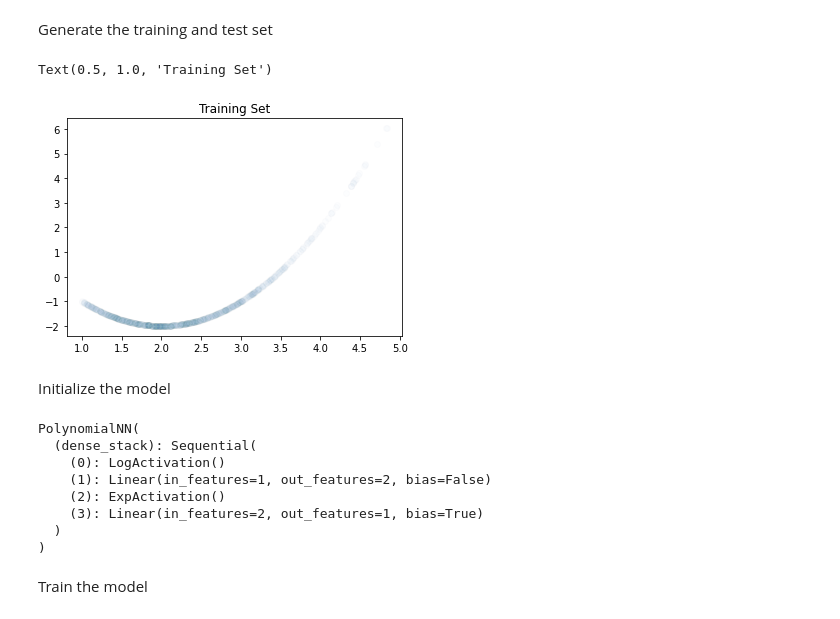
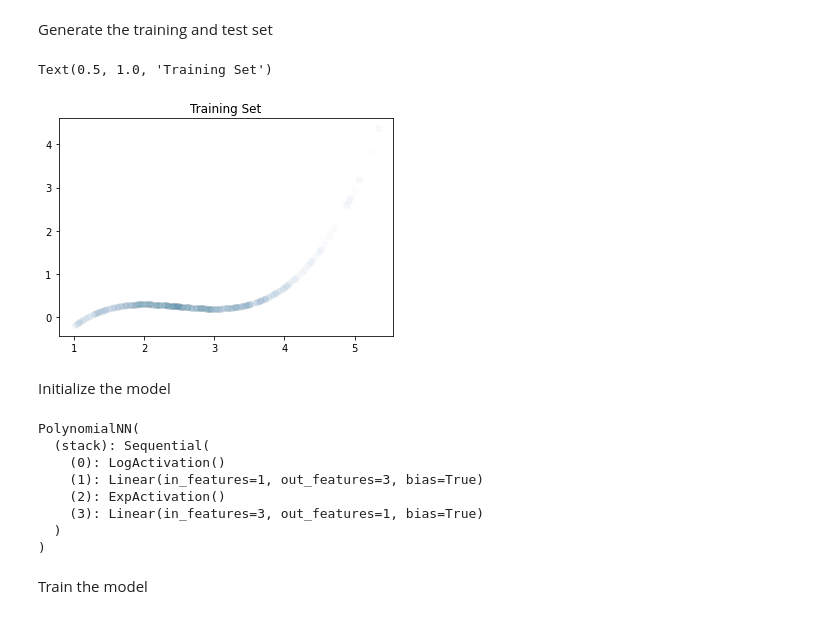
Before and after one commit to maruoss/polynomial-feature-learning, a Jupyter notebook: Sven/Convergence.ipynb, the cells around one changed output. Cells and saved outputs as stored; diff of their text form; code cells hidden in the pictures.

```diff
--- a/Sven/Convergence.ipynb
+++ b/Sven/Convergence.ipynb
@@ -86,9 +100,18 @@ class DatasetFromFunction(Dataset):
 
     def __getitem__(self, idx):
         return self.x[idx], self.y[idx]
+# %%
+def get_polynomial_fn(coefficients):
+    def polynomial(x):
+        val = 0
+        for c in coefficients:
+            val = val * x + c
+        return val
+
+    return polynomial
 # %%
-def truncated_normal(n, min_val, rng):
-    normal_sample = lambda: torch.normal(0, 1, (n,), generator=rng)
+def truncated_normal(n, min_val, rng=None, mean=0., std=1.):
+    normal_sample = lambda: torch.normal(mean, std, (n,), generator=rng)
     x = normal_sample()
     while (x < min_val).any():
         x_new = normal_sample()
@@ -101,33 +124,40 @@ Generate the training and test set
 # %%
 rng = torch.Generator(device="cpu")
 rng.manual_seed(0)
 # sample_fn = lambda n: torch.normal(0, 1, (n,), generator=rng)
-sample_fn = lambda n: 2 + truncated_normal(n, -1, rng)
-# target_fn = lambda x: 2*x**3 - 15*x**2 + 36*x - 25
-target_fn = lambda x: x**2 - 4*x + 2
-training_data = DatasetFromFunction(sample_fn, target_fn, 1000, positive_only = True)
-test_data = DatasetFromFunction(sample_fn, target_fn, 100, positive_only = True)
+sample_fn = lambda n: truncated_normal(n, 1, rng, mean=2.5)
+coefficients = np.array([2, -15, 36, -25]) / 10
+target_fn = get_polynomial_fn(coefficients)
+# target_fn = lambda x: x**2 - 4*x + 2
+training_data = DatasetFromFunction(sample_fn, target_fn, 1000)
+val_data = DatasetFromFunction(sample_fn, target_fn, 100)
+test_data = DatasetFromFunction(sample_fn, target_fn, 100)
+
 train_dataloader = DataLoader(training_data, batch_size=128, shuffle=True)
-test_dataloader = DataLoader(test_data, batch_size=128, shuffle=True)
+val_dataloader = DataLoader(training_data, batch_size=128)
+test_dataloader = DataLoader(test_data, batch_size=128)
 
 plt.scatter(training_data[:][0], training_data[:][1], alpha=0.01)
 plt.title("Training Set")
 # %% [output]
 Text(0.5, 1.0, 'Training Set')
-[figure, old version]
+[figure, new version]
 # %% [markdown]
 Initialize the model
 # %%
 torch.manual_seed(68225)
-model = PolynomialNN(2).to(device)
+n_coefficients = len(coefficients)
+model = PolynomialNN(n_coefficients-1).to(device)
+with torch.no_grad():
+    model.exponents_abs_()
 print(model)
 # %% [output]
 PolynomialNN(
-  (dense_stack): Sequential(
+  (stack): Sequential(
     (0): LogActivation()
-    (1): Linear(in_features=1, out_features=2, bias=False)
+    (1): Linear(in_features=1, out_features=3, bias=True)
     (2): ExpActivation()
-    (3): Linear(in_features=2, out_features=1, bias=True)
+    (3): Linear(in_features=3, out_features=1, bias=True)
   )
 )
 # %% [markdown]
```
Also changed, not shown: parts of 11 cells of this notebook.
